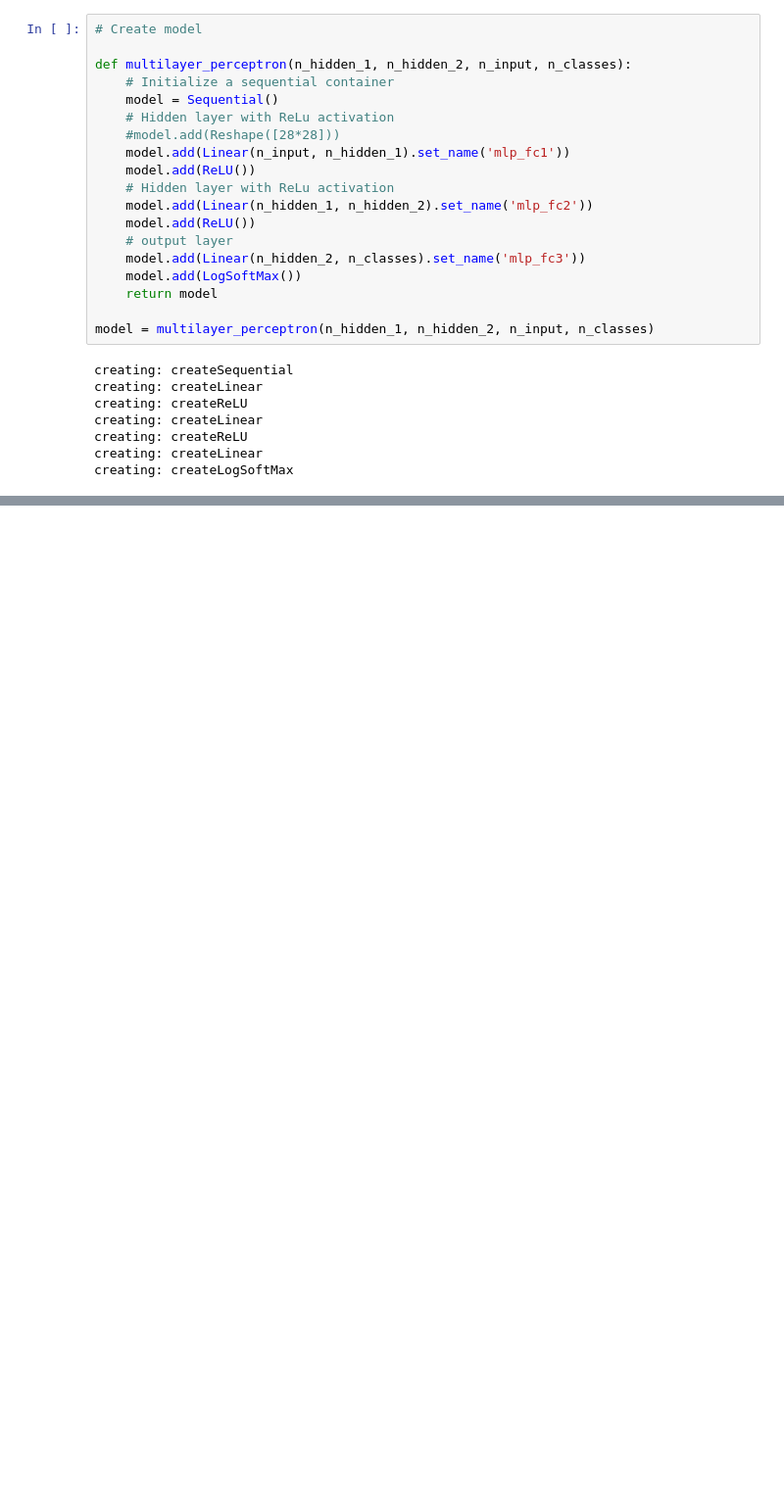
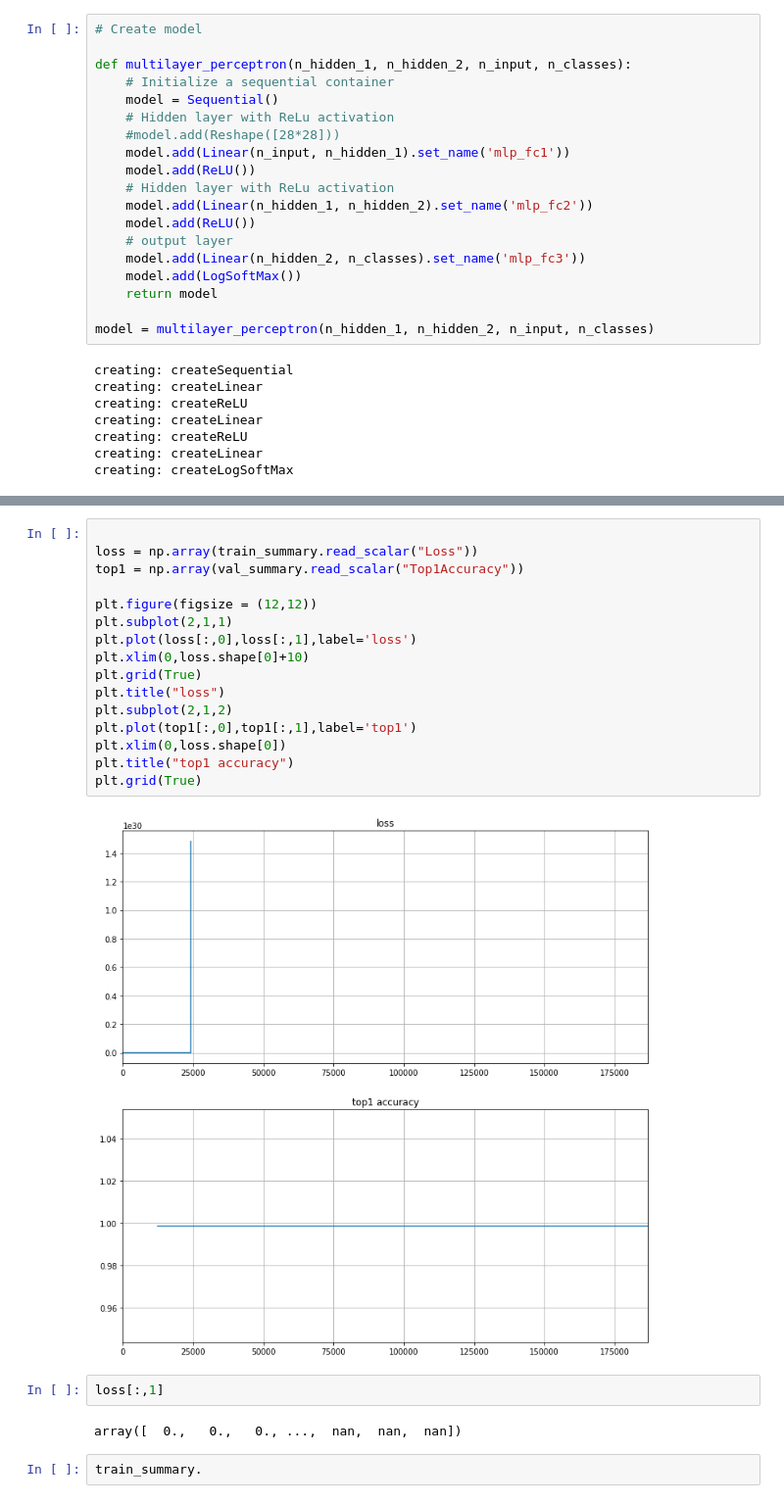
Before and after one commit to elephantscale/bigdl-tutorials, a Jupyter notebook: notebooks/fraud.ipynb, the cells around one changed output, grey strips where cells are left out. Shown: that part at 98% size. Drawn from its saved outputs; the diff is of its cells as text; blank space fills up the shorter version.

```diff
--- a/notebooks/fraud.ipynb
+++ b/notebooks/fraud.ipynb
@@ -177,0 +191,24 @@ Py4JJavaError: An error occurred while calling o256.optimize.
+# %%
+
+loss = np.array(train_summary.read_scalar("Loss"))
+top1 = np.array(val_summary.read_scalar("Top1Accuracy"))
+
+plt.figure(figsize = (12,12))
+plt.subplot(2,1,1)
+plt.plot(loss[:,0],loss[:,1],label='loss')
+plt.xlim(0,loss.shape[0]+10)
+plt.grid(True)
+plt.title("loss")
+plt.subplot(2,1,2)
+plt.plot(top1[:,0],top1[:,1],label='top1')
+plt.xlim(0,loss.shape[0])
+plt.title("top1 accuracy")
+plt.grid(True)
+# %% [output]
+[figure, added]
+# %%
+loss[:,1]
+# %% [output]
+array([  0.,   0.,   0., ...,  nan,  nan,  nan])
+# %%
+train_summary.
```
Also changed, not shown: parts of 19 cells of this notebook.
